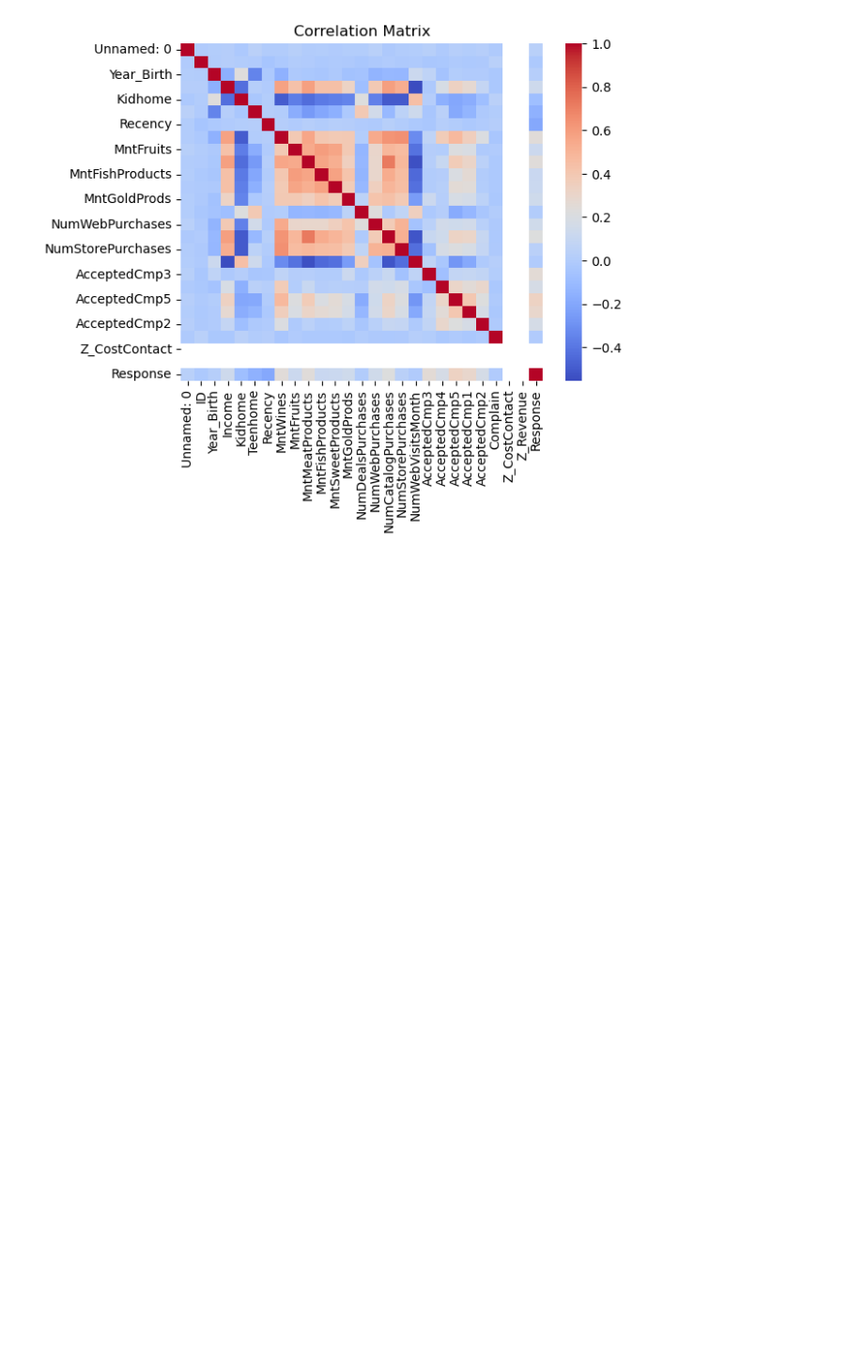
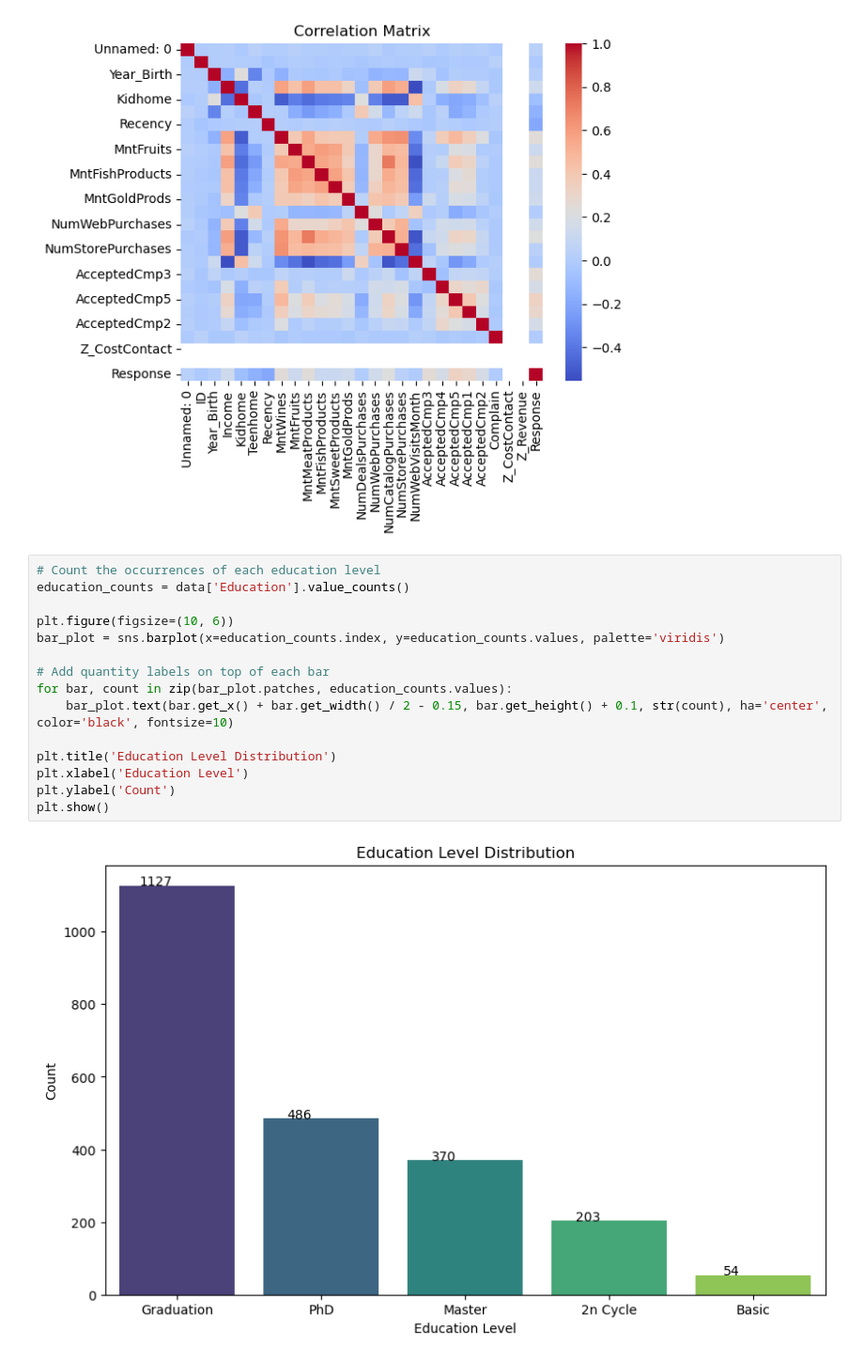
Before and after one commit to ASM2023063/mscda-20241-capstone, a Jupyter notebook: 2023063_CAPSTONE_PRACTICAL_V1.ipynb, the cells around one changed output. Shown at 94% size. Drawn from its saved outputs; the diff is of its cells as text; blank space fills up the shorter version.

Commit message:
Data Understanding

```diff
--- a/2023063_CAPSTONE_PRACTICAL_V1.ipynb
+++ b/2023063_CAPSTONE_PRACTICAL_V1.ipynb
@@ -150,3 +168,20 @@ plt.title('Correlation Matrix')
 plt.show()
 # %% [output]
 [figure]
+# %%
+# Count the occurrences of each education level
+education_counts = data['Education'].value_counts()
+
+plt.figure(figsize=(10, 6))
+bar_plot = sns.barplot(x=education_counts.index, y=education_counts.values, palette='viridis')
+
+# Add quantity labels on top of each bar
+for bar, count in zip(bar_plot.patches, education_counts.values):
+    bar_plot.text(bar.get_x() + bar.get_width() / 2 - 0.15, bar.get_height() + 0.1, str(count), ha='center', color='black', fontsize=10)
+
+plt.title('Education Level Distribution')
+plt.xlabel('Education Level')
+plt.ylabel('Count')
+plt.show()
+# %% [output]
+[figure, added]
```
Also changed, not shown: parts of 6 cells of this notebook.
